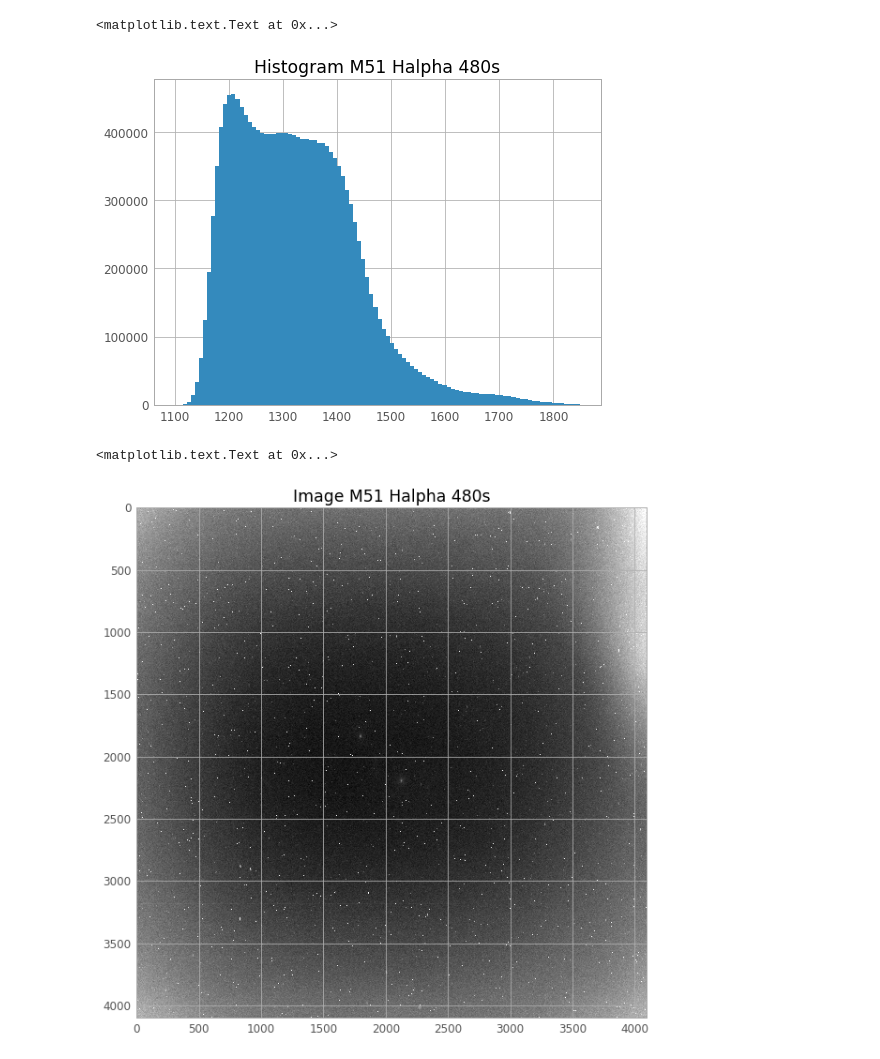
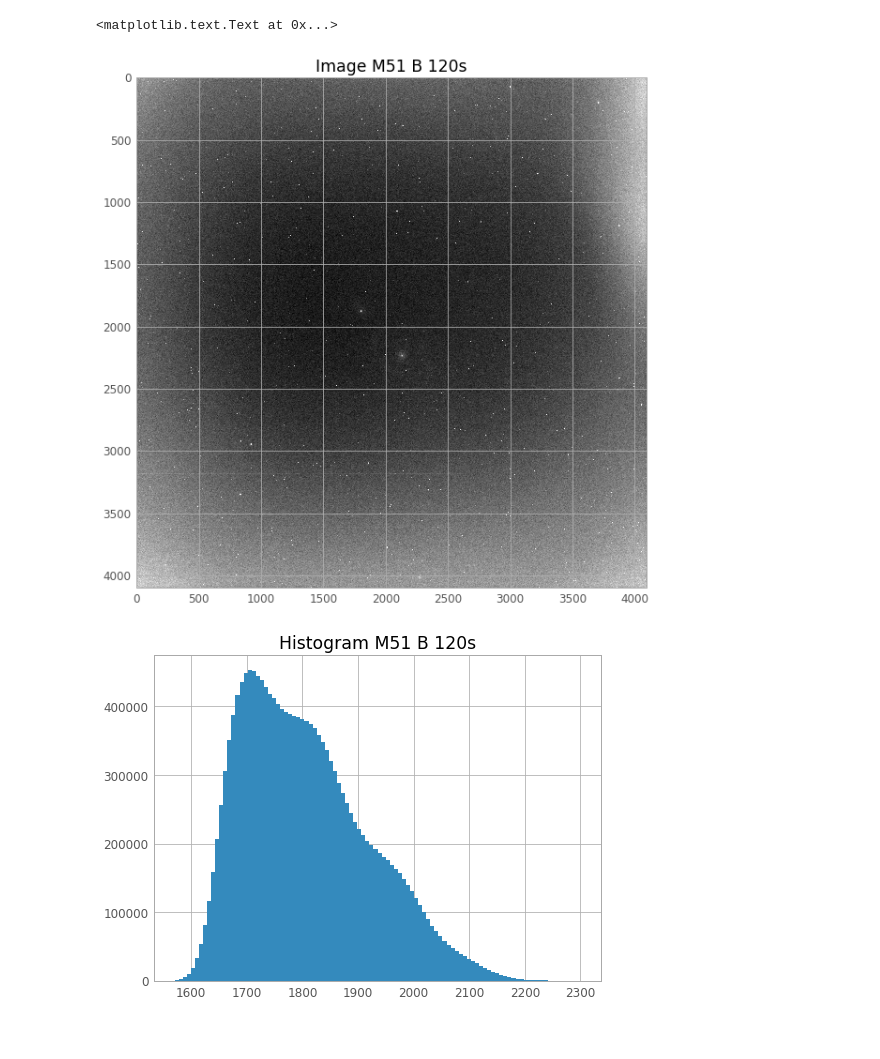
Before and after one commit to tdiggelm/ETH_ASL_ASTRO_Telescope, a Jupyter notebook: fits_editing.ipynb, the cells around one changed output. Saved outputs shown, nothing was run; the diff lists cells and outputs as text; code cells hidden in the pictures.

```diff
--- a/fits_editing.ipynb
+++ b/fits_editing.ipynb
@@ -32,5 +32,26 @@ for filt in ["Ha2", "Ha", "R", "G", "B"]:
                    "20171005/flat_{}".format(filt) + "_{0:03d}.FIT")
     except OSError:
         pass
+# %%
+flat_R_master = fits.getdata("20171005/flat_R_master.FIT")
+flat_G_master = fits.getdata("20171005/flat_G_master.FIT")
+flat_B_master = fits.getdata("20171005/flat_B_master.FIT")
+flat_Ha_master = fits.getdata("20171005/flat_Ha_master.FIT")
+flat_Ha2_master = fits.getdata("20171005/flat_Ha2_master.FIT")
+
+m51_R_480 = fits.getdata("20171005/M51_R_480.FIT")
+m51_R_480 =  m51_R_480 / flat_R_master
+
+m51_R_60 = fits.getdata("20171005/M51_R_60.FIT")
+m51_R_60 =  m51_R_60 / flat_R_master
+
+m51_G_60 = fits.getdata("20171005/M51_G_60.FIT")
+m51_G_60 =  m51_G_60 / flat_G_master
+
+m51_B_120 = fits.getdata("20171005/M51_B_120.FIT")
+m51_B_120 =  m51_B_120 / flat_B_master
+
+m51_Ha_480 = fits.getdata("20171005/M51_Ha_480.FIT")
+m51_Ha_480 =  m51_Ha_480 / flat_Ha_master
 # %%
 plt.figure(figsize = (10,10))
@@ -52,3 +68,0 @@ m51_G_60 =  m51_G_60 / fits.getdata("flat_G_master.FIT")
-# %%
-m51_B_120 = fits.getdata("20171005/M51_B_120.FIT")
-m51_B_120 =  m51_B_120 / fits.getdata("flat_G_master.FIT")
@@ -86,14 +121,13 @@ plt.title("Image M51 R 60s")
-# %%
-h = plt.hist(m51_Ha_480.flat, bins=100, range=(1100,1850))
-plt.title("Histogram M51 Halpha 480s")
-# %% [output]
-<matplotlib.text.Text at 0x...>
-[figure, removed]
 # %%
 plt.figure(figsize = (10,10))
-norm = ImageNormalize(vmin=1100, vmax=1850, stretch=LinearStretch())
-plt.imshow(m51_Ha_480, cmap="gray", norm=norm, interpolation="none")
-plt.title("Image M51 Halpha 480s")
+norm = ImageNormalize(vmin=1570, vmax=2300, stretch=LinearStretch())
+plt.imshow(m51_B_120, cmap="gray", norm=norm, interpolation="none")
+plt.title("Image M51 B 120s")
+
+plt.figure()
+h = plt.hist(m51_B_120.flat, bins=100, range=(1570,2300))
+plt.title("Histogram M51 B 120s")
 # %% [output]
 <matplotlib.text.Text at 0x...>
-[figure, old version]
+[figure, new version]
+[figure, added]
```
Also changed, not shown: parts of 15 cells of this notebook.
